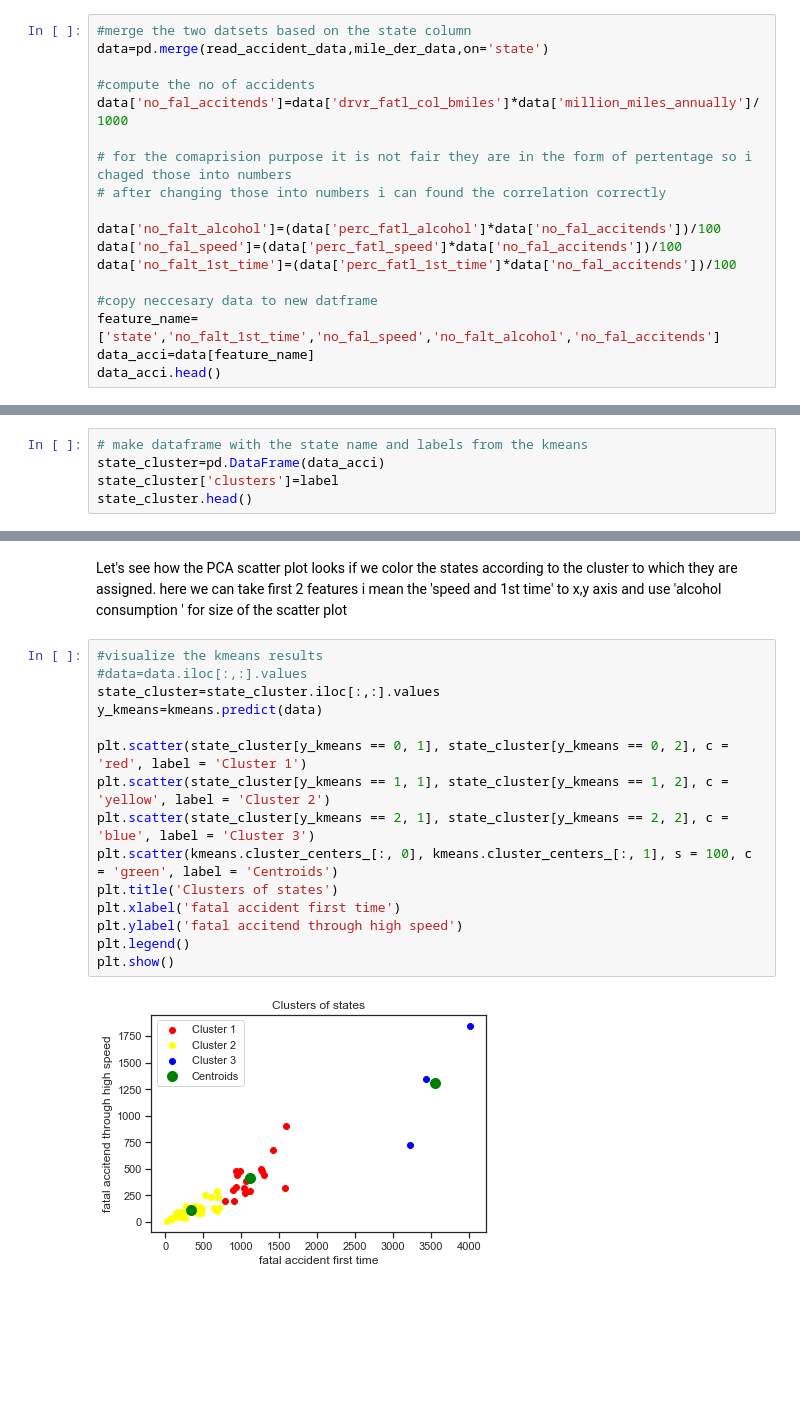
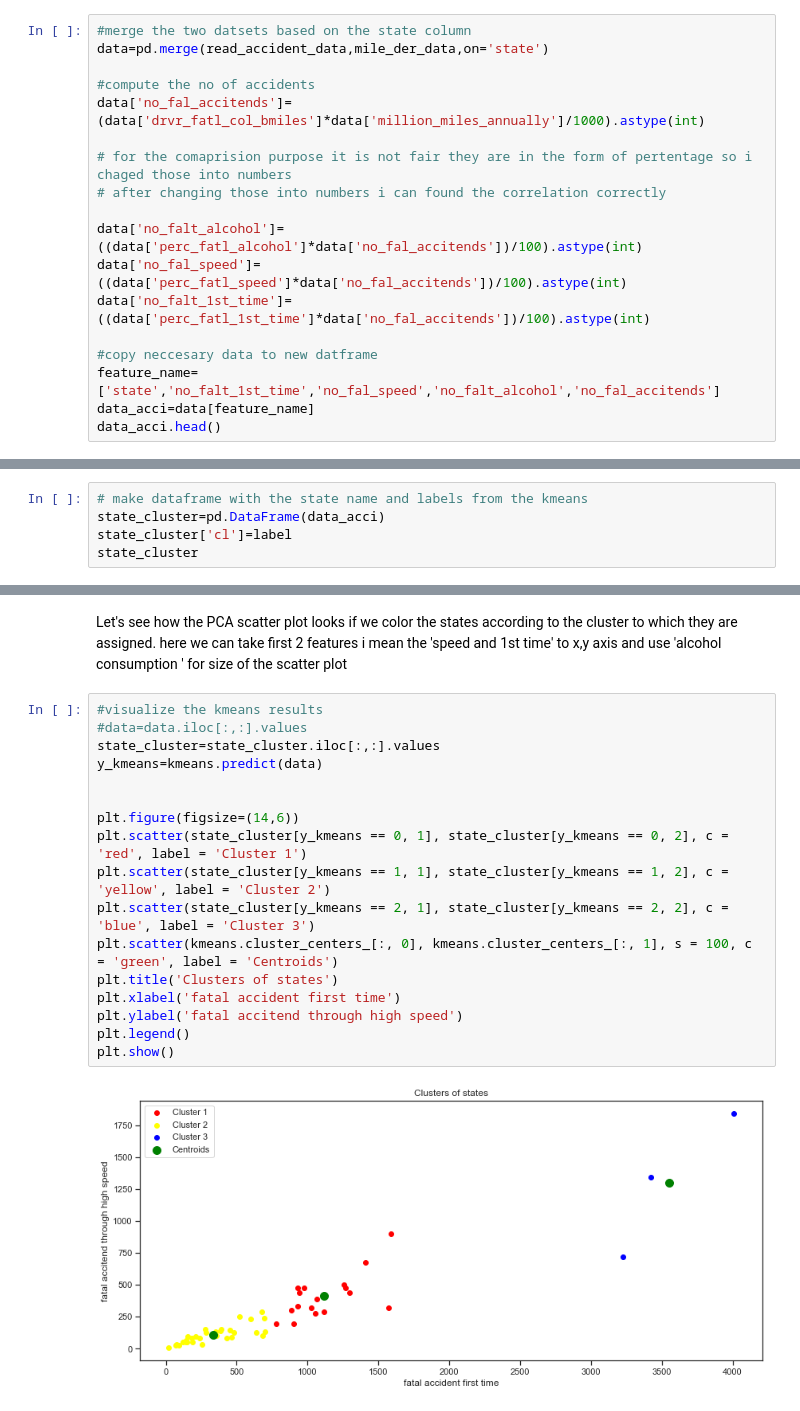
Before and after one commit to pavi-ninjaac/Data_Science_internship_program_Technocolaps_July2020, a Jupyter notebook: Final_project/final_project_technocolaps_ds.ipynb, the cells around one changed output, grey strips where cells are left out. Saved outputs shown, nothing was run; the diff lists cells and outputs as text; blank space fills up the shorter version.

```diff
--- a/Final_project/final_project_technocolaps_ds.ipynb
+++ b/Final_project/final_project_technocolaps_ds.ipynb
@@ -31,14 +35,14 @@ mile_der_data.head()
 data=pd.merge(read_accident_data,mile_der_data,on='state')
 
 #compute the no of accidents
-data['no_fal_accitends']=data['drvr_fatl_col_bmiles']*data['million_miles_annually']/1000
+data['no_fal_accitends']=(data['drvr_fatl_col_bmiles']*data['million_miles_annually']/1000).astype(int)
 
 # for the comaprision purpose it is not fair they are in the form of pertentage so i chaged those into numbers
 # after changing those into numbers i can found the correlation correctly
 
-data['no_falt_alcohol']=(data['perc_fatl_alcohol']*data['no_fal_accitends'])/100
-data['no_fal_speed']=(data['perc_fatl_speed']*data['no_fal_accitends'])/100
-data['no_falt_1st_time']=(data['perc_fatl_1st_time']*data['no_fal_accitends'])/100
+data['no_falt_alcohol']=((data['perc_fatl_alcohol']*data['no_fal_accitends'])/100).astype(int)
+data['no_fal_speed']=((data['perc_fatl_speed']*data['no_fal_accitends'])/100).astype(int)
+data['no_falt_1st_time']=((data['perc_fatl_1st_time']*data['no_fal_accitends'])/100).astype(int)
 
 #copy neccesary data to new datframe
 feature_name=['state','no_falt_1st_time','no_fal_speed','no_falt_alcohol','no_fal_accitends']
@@ -264,6 +279,6 @@ array([0, 1, 0, 1, 2, 1, 1, 1, 1, 2, 0, 1, 1, 0, 0, 1, 1, 0, 0, 1, 1, 1,
 # %%
 # make dataframe with the state name and labels from the kmeans
 state_cluster=pd.DataFrame(data_acci)
-state_cluster['clusters']=label
-state_cluster.head()
+state_cluster['cl']=label
+state_cluster
 # %% [output]
@@ -279,17 +305,19 @@ here we can take first 2 features i mean the 'speed and 1st time' to x,y axis an
 # %%
 #visualize the kmeans results
 #data=data.iloc[:,:].values
 state_cluster=state_cluster.iloc[:,:].values
 y_kmeans=kmeans.predict(data)
 
+
+plt.figure(figsize=(14,6))
 plt.scatter(state_cluster[y_kmeans == 0, 1], state_cluster[y_kmeans == 0, 2], c = 'red', label = 'Cluster 1')
 plt.scatter(state_cluster[y_kmeans == 1, 1], state_cluster[y_kmeans == 1, 2], c = 'yellow', label = 'Cluster 2')
 plt.scatter(state_cluster[y_kmeans == 2, 1], state_cluster[y_kmeans == 2, 2], c = 'blue', label = 'Cluster 3')
 plt.scatter(kmeans.cluster_centers_[:, 0], kmeans.cluster_centers_[:, 1], s = 100, c = 'green', label = 'Centroids')
 plt.title('Clusters of states')
 plt.xlabel('fatal accident first time')
 plt.ylabel('fatal accitend through high speed')
 plt.legend()
 plt.show()
 # %% [output]
-[figure, old version]
+[figure, new version]
```
Also changed, not shown: parts of 24 cells of this notebook.
